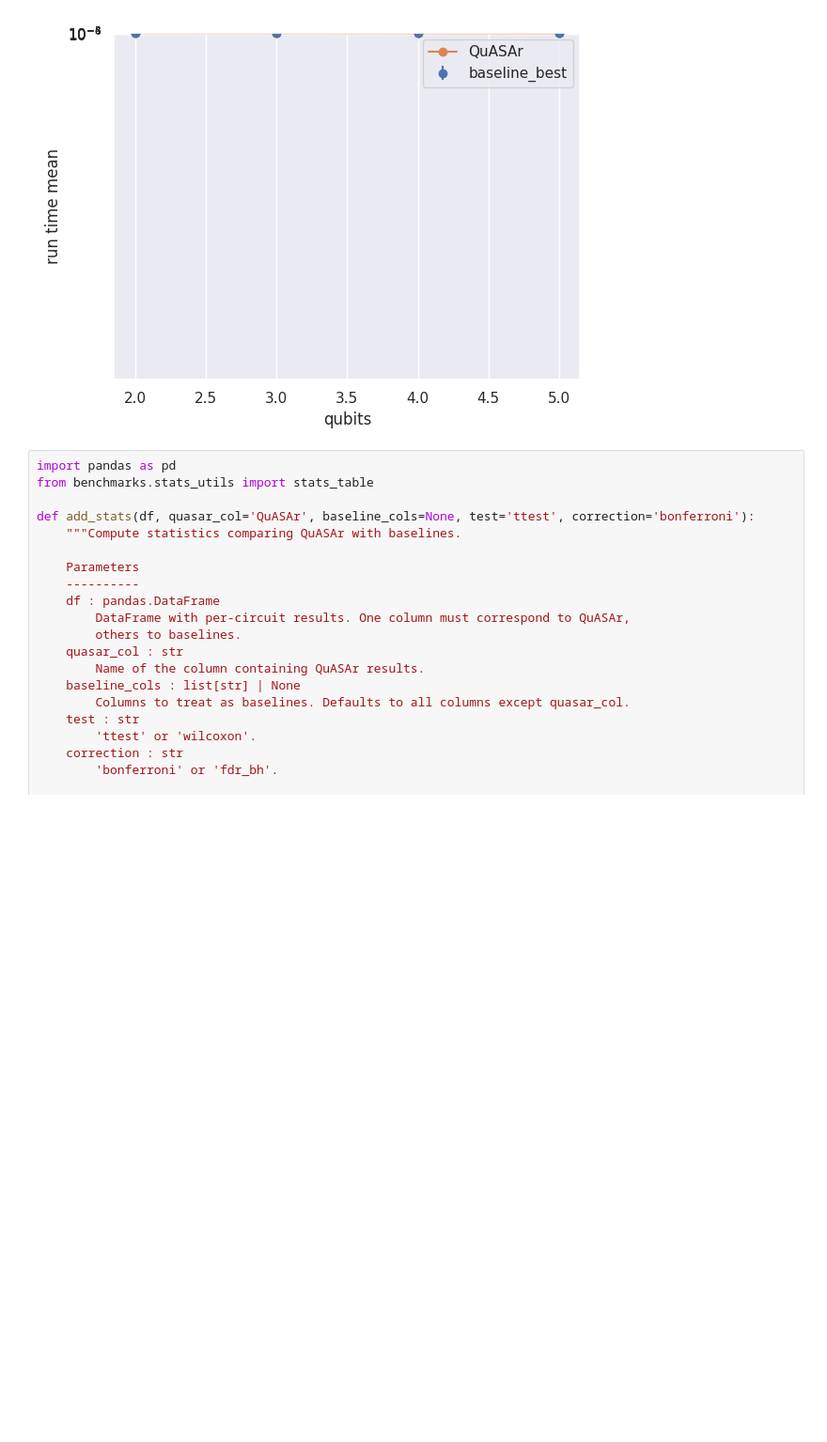
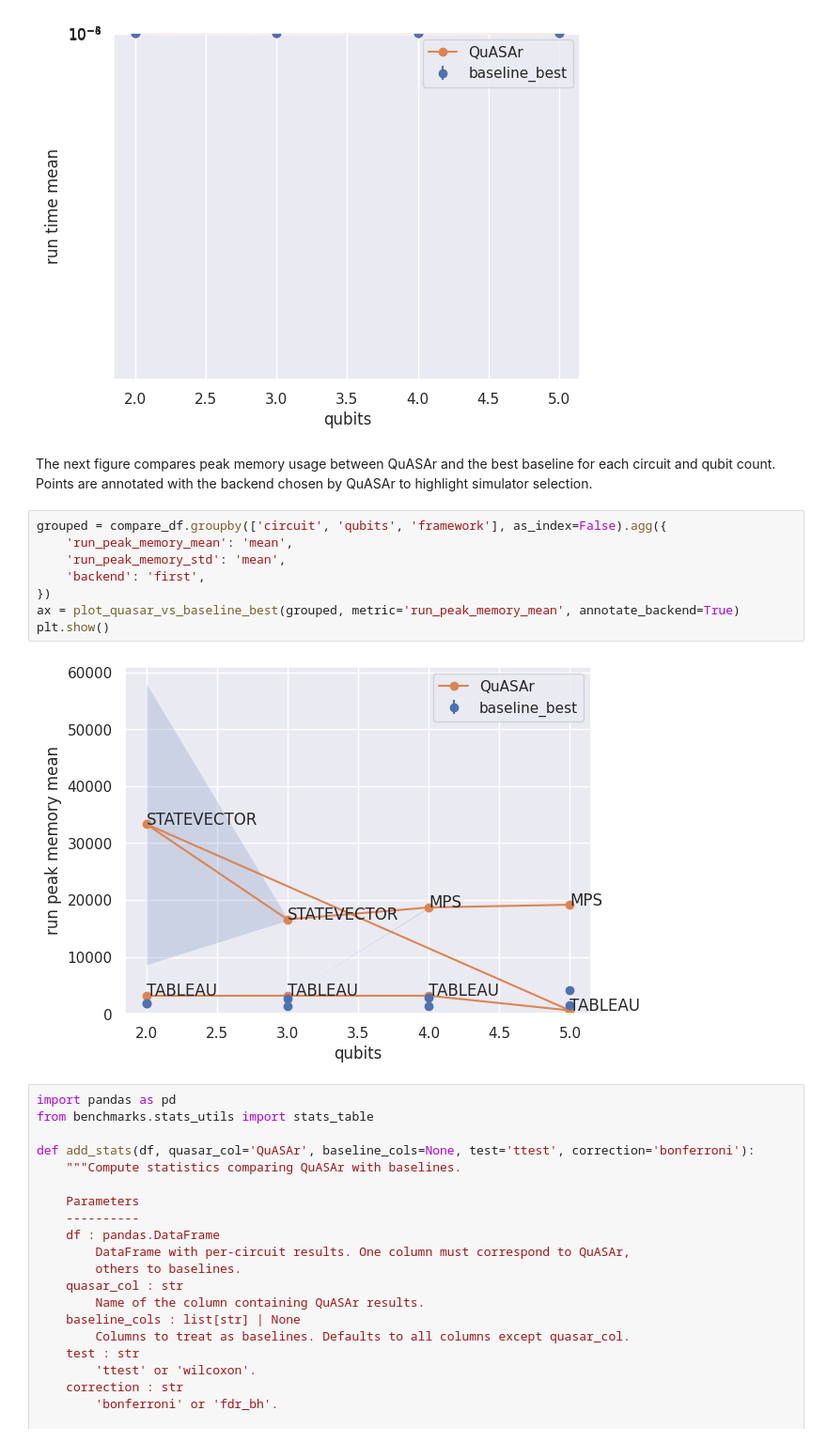
Before and after one commit to tmlittau/QuASAr, a Jupyter notebook: benchmarks/notebooks/comparison.ipynb, the cells around one changed output. Shown at 94% size. Cells and saved outputs as stored; diff of their text form; blank space fills up the shorter version.

Commit message:
Add memory comparison plot

```diff
--- a/benchmarks/notebooks/comparison.ipynb
+++ b/benchmarks/notebooks/comparison.ipynb
@@ -153,6 +153,18 @@ ax.set_yscale('log')
 plt.show()
 # %% [output]
 [figure]
+# %% [markdown]
+The next figure compares peak memory usage between QuASAr and the best baseline for each circuit and qubit count. Points are annotated with the backend chosen by QuASAr to highlight simulator selection.
+# %%
+grouped = compare_df.groupby(['circuit', 'qubits', 'framework'], as_index=False).agg({
+    'run_peak_memory_mean': 'mean',
+    'run_peak_memory_std': 'mean',
+    'backend': 'first',
+})
+ax = plot_quasar_vs_baseline_best(grouped, metric='run_peak_memory_mean', annotate_backend=True)
+plt.show()
+# %% [output]
+[figure, added]
 # %%
 import pandas as pd
 from benchmarks.stats_utils import stats_table
```
Also changed, not shown: parts of 4 cells of this notebook.
